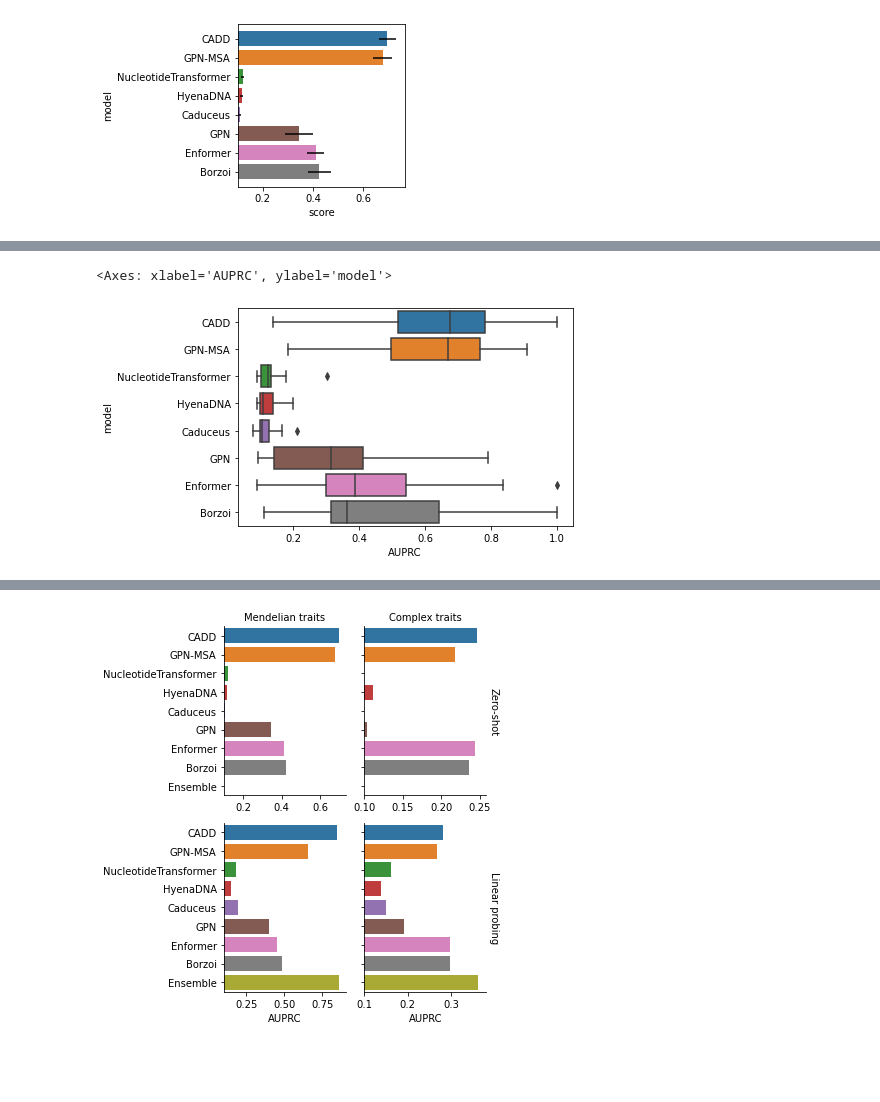
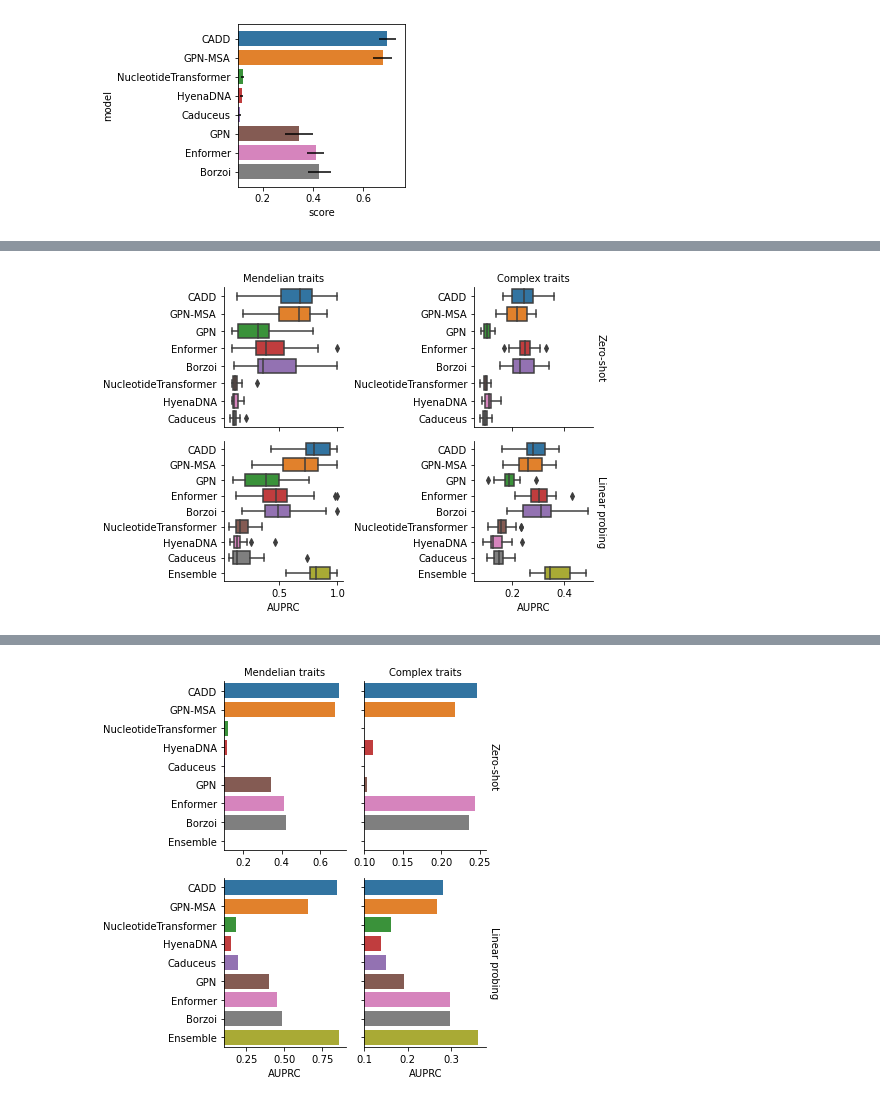
Before and after one commit to minjaf/TraitGym, a Jupyter notebook: workflow/notebooks/results_table.ipynb, the cells around one changed output, grey strips where cells are left out. Saved outputs shown, nothing was run; the diff lists cells and outputs as text; code cells hidden in the pictures; blank space fills up the shorter version.

```diff
--- a/workflow/notebooks/results_table.ipynb
+++ b/workflow/notebooks/results_table.ipynb
@@ -130,9 +147,20 @@ df
-# %%
-sns.boxplot(
-    data=df,
-    y="model",
-    x="AUPRC",
-)
-# %% [output]
-<Axes: xlabel='AUPRC', ylabel='model'>
-[figure, removed]
+# %%
+g = sns.catplot(
+    data=df,
+    y="model",
+    x="AUPRC",
+    col="dataset",
+    row="modality",
+    kind="box",
+    margin_titles=True,
+    sharex="col",
+    sharey=False,#"row",
+    height=2.5,
+    aspect=1.5,
+);
+g.set(
+    ylabel="",
+)
+g.set_titles(col_template="{col_name}", row_template="{row_name}");
+# %% [output]
+[figure, added]
```
Also changed, not shown: parts of 4 cells of this notebook.
